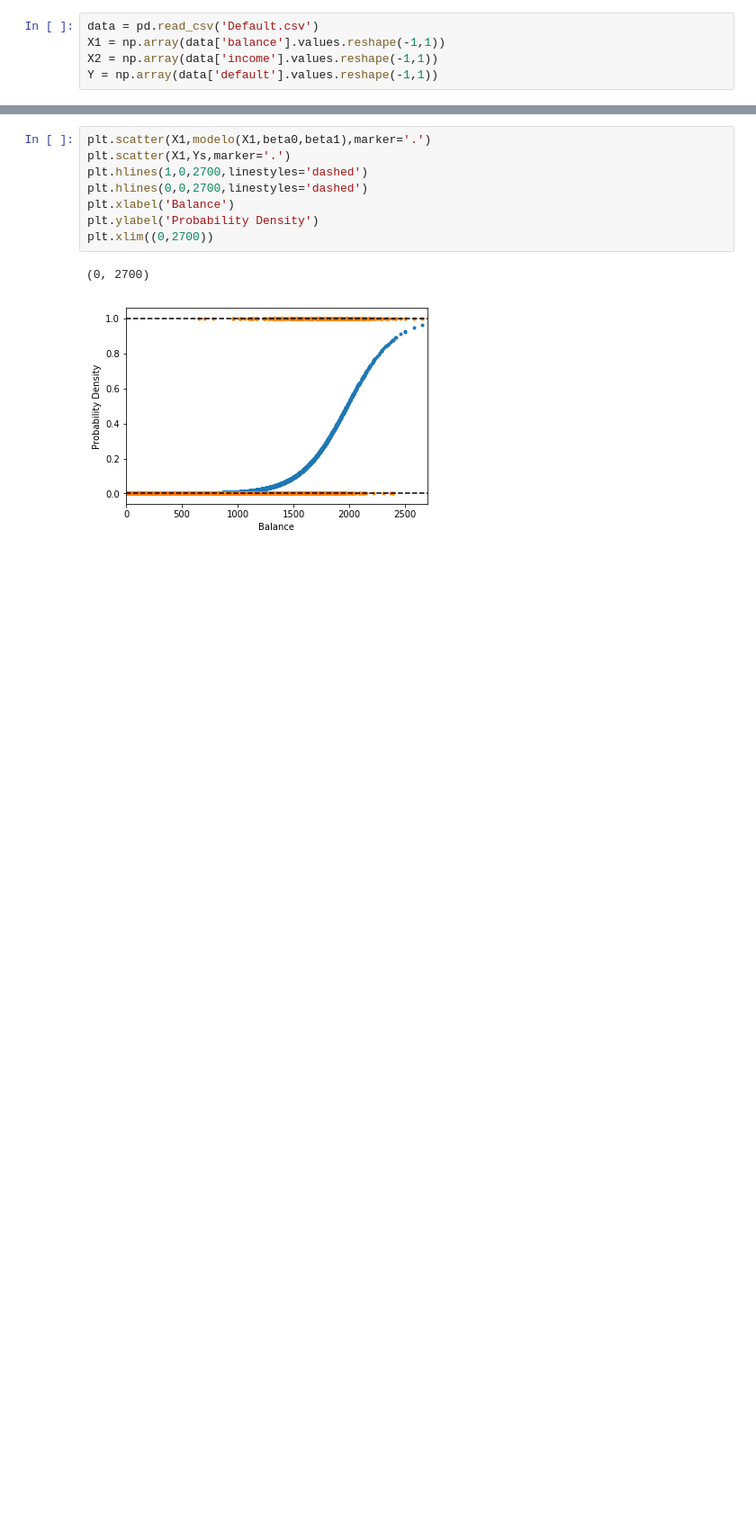
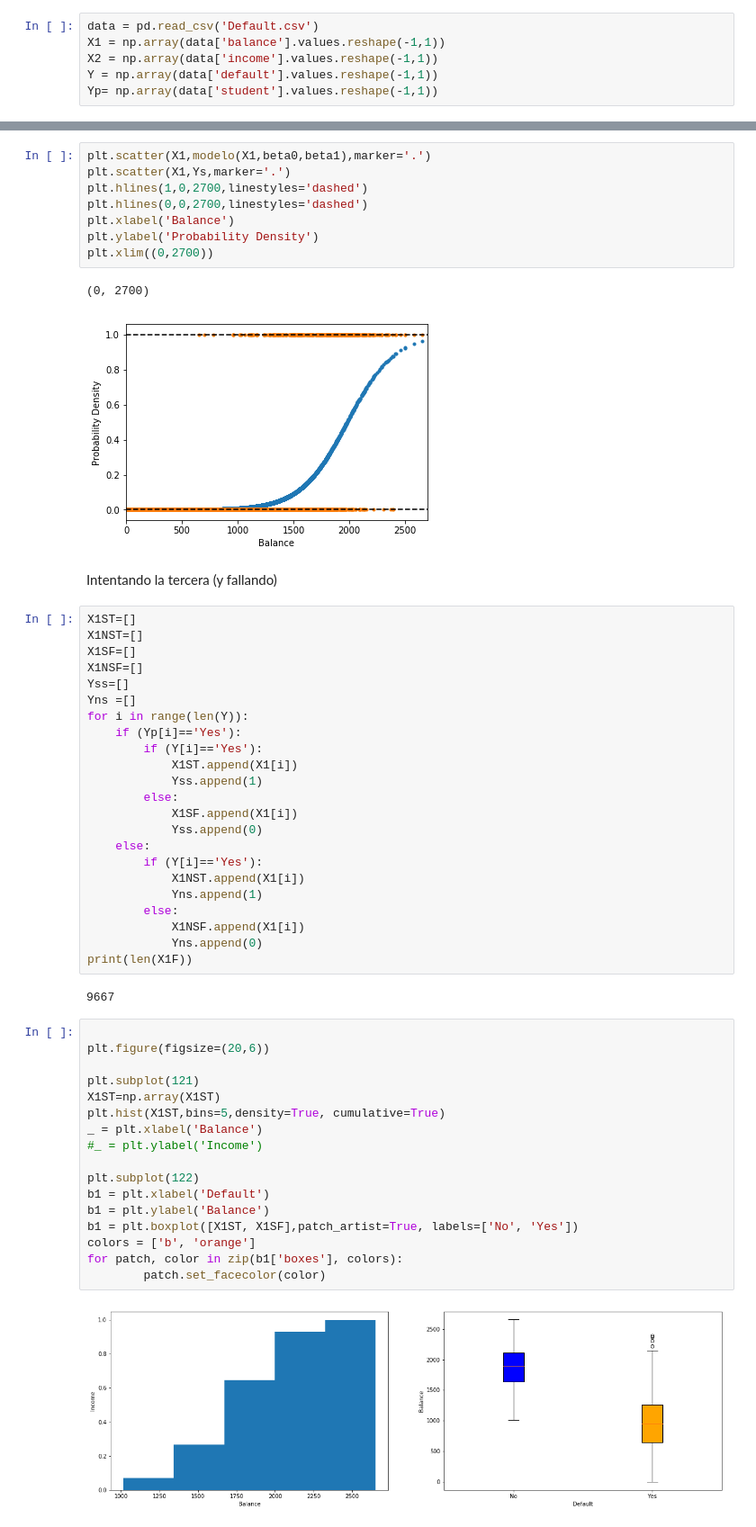
Before and after one commit to YvanDavidHerChar/MetodosComputacionalesAvanzados, a Jupyter notebook: RecetasYvanescas/Tarea3.ipynb, the cells around one changed output, grey strips where cells are left out. Shown: that part at 90% size. Drawn from its saved outputs; the diff is of its cells as text; blank space fills up the shorter version.

```diff
--- a/RecetasYvanescas/Tarea3.ipynb
+++ b/RecetasYvanescas/Tarea3.ipynb
@@ -12,6 +12,7 @@ data = pd.read_csv('Default.csv')
 X1 = np.array(data['balance'].values.reshape(-1,1))
 X2 = np.array(data['income'].values.reshape(-1,1))
 Y = np.array(data['default'].values.reshape(-1,1))
+Yp= np.array(data['student'].values.reshape(-1,1))
 # %% [markdown]
 Haciendo la primera figura
 # %%
@@ -79,3 +80,49 @@ plt.xlim((0,2700))
 # %% [output]
 (0, 2700)
 [figure]
+# %% [markdown]
+Intentando la tercera (y fallando)
+# %%
+X1ST=[]
+X1NST=[]
+X1SF=[]
+X1NSF=[]
+Yss=[]
+Yns =[]
+for i in range(len(Y)):
+    if (Yp[i]=='Yes'):
+        if (Y[i]=='Yes'):
+            X1ST.append(X1[i])
+            Yss.append(1)
+        else:
+            X1SF.append(X1[i])
+            Yss.append(0)
+    else:
+        if (Y[i]=='Yes'):
+            X1NST.append(X1[i])
+            Yns.append(1)
+        else:
+            X1NSF.append(X1[i])
+            Yns.append(0)
+print(len(X1F))
+# %% [output]
+9667
+# %%
+
+plt.figure(figsize=(20,6))
+
+plt.subplot(121)
+X1ST=np.array(X1ST)
+plt.hist(X1ST,bins=5,density=True, cumulative=True)
+_ = plt.xlabel('Balance')
+#_ = plt.ylabel('Income')
+
+plt.subplot(122)
+b1 = plt.xlabel('Default')
+b1 = plt.ylabel('Balance')
+b1 = plt.boxplot([X1ST, X1SF],patch_artist=True, labels=['No', 'Yes'])
+colors = ['b', 'orange']
+for patch, color in zip(b1['boxes'], colors):
+        patch.set_facecolor(color)
+# %% [output]
+[figure, added]
```
Also changed, not shown: parts of 3 cells of this notebook, 1 other file.
